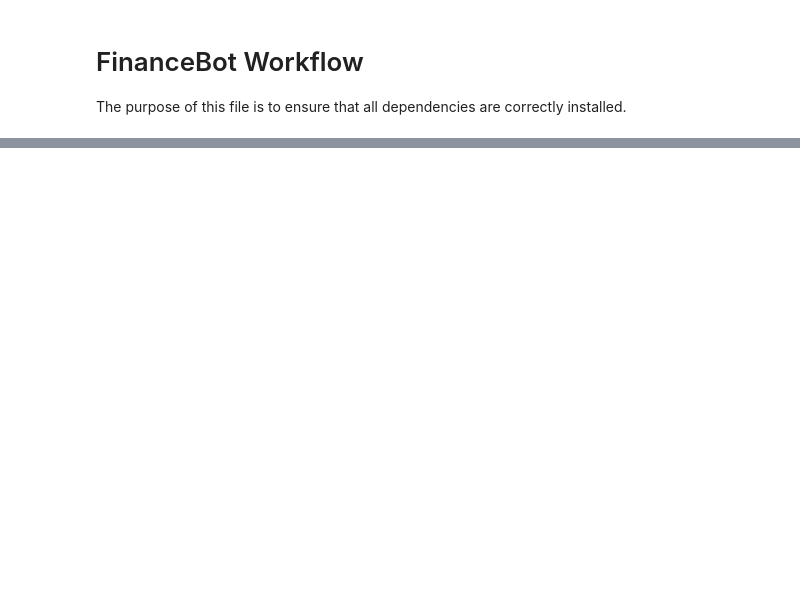
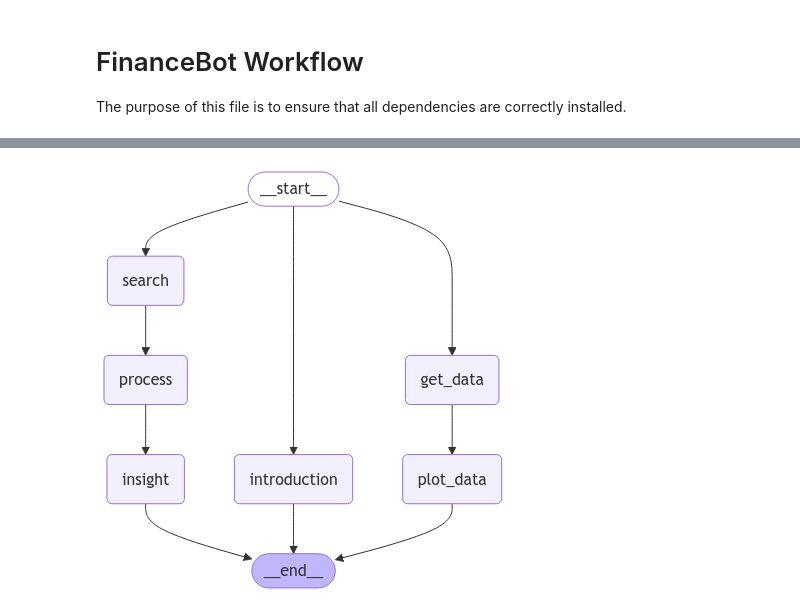
Before and after one commit to txpetrin/GenAI_Final, a Jupyter notebook: Code/Workflow/pipeline.ipynb, the cells around one changed output, grey strips where cells are left out. Drawn from its saved outputs; the diff is of its cells as text; code cells hidden in the pictures; blank space fills up the shorter version.

```diff
--- a/Code/Workflow/pipeline.ipynb
+++ b/Code/Workflow/pipeline.ipynb
@@ -123,0 +66,9 @@ pprint.pprint(response)
+# %%
+def stock_data_node(state: State) -> State:
+    """Fetches stock data for the given ticker."""
+    ticker = state['ticker'][0]  # Default to GM
+    stock_data = get_stock_data(ticker=ticker)  # Ensure function exists
+
+    new_state = copy.deepcopy(state)
+    new_state['data'] = stock_data  # Avoid unnecessary JSON serialization
+    return new_state
@@ -123,0 +92,34 @@ pprint.pprint(response)
+# %%
+# Initialize LangGraph Workflow
+workflow = StateGraph(State)
+
+# Add nodes
+workflow.add_node("get_data", stock_data_node)
+workflow.add_node("plot_data", plot_stock_data_node)
+workflow.add_node("introduction", stock_info_node)
+
+workflow.add_node("search", search_ticker)  # Fixed node reference
+workflow.add_node("process", process_data)  # Fixed node reference
+workflow.add_node("insight", generate_insights)  # Fixed node reference
+
+
+workflow.add_edge(START, "get_data")
+workflow.add_edge("get_data", "plot_data")
+workflow.add_edge("plot_data", END)
+
+workflow.add_edge(START, "search")
+workflow.add_edge("search", "process")
+workflow.add_edge("process", "insight")
+workflow.add_edge("insight", END)
+
+
+workflow.add_edge(START, "introduction")
+workflow.add_edge("introduction", END)
+
+# Ensure the workflow is compiled before invoking
+chain = workflow.compile()
+# %%
+chain = workflow.compile()
+display(Image(chain.get_graph().draw_mermaid_png()))
+# %% [output]
+[figure, added]
```
Also changed, not shown: parts of 15 cells of this notebook, 4 other files.
